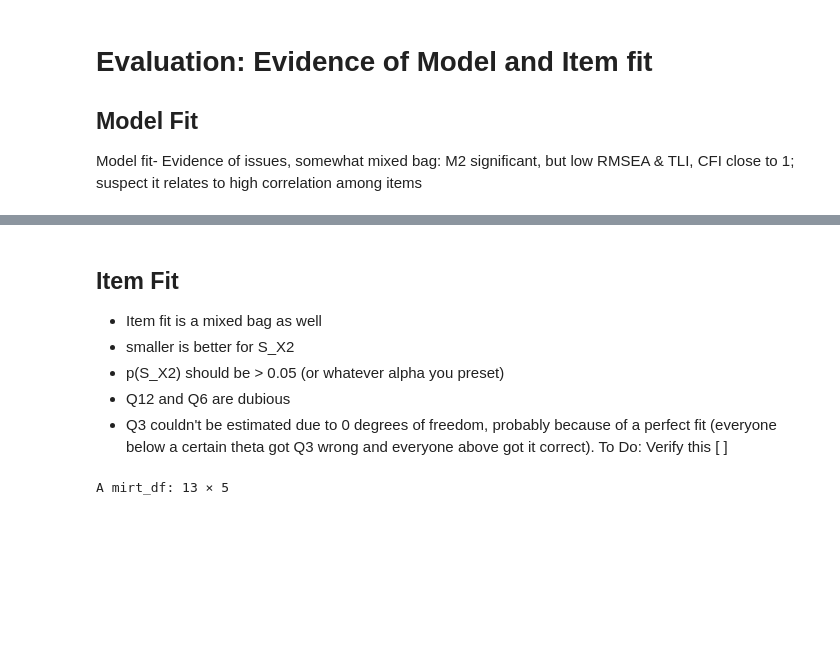
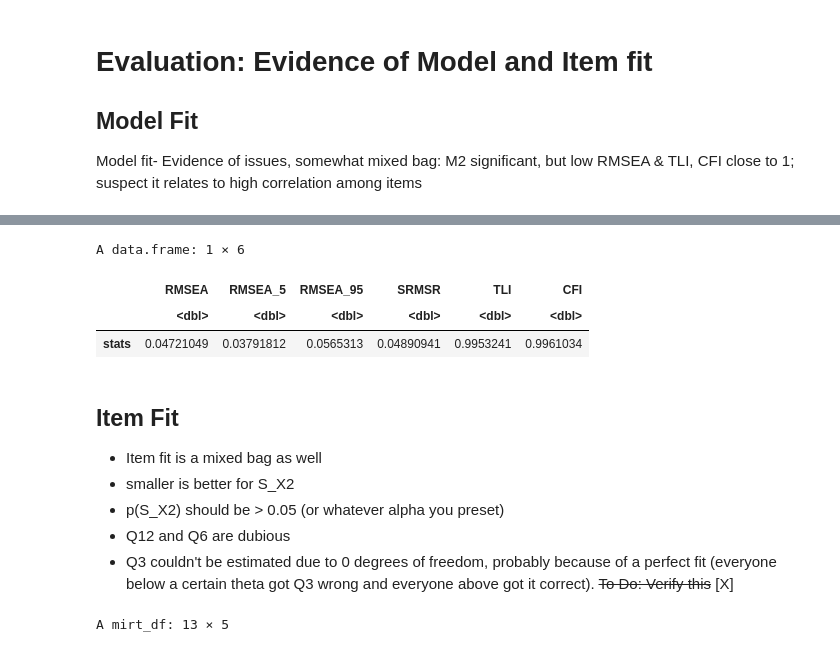
Before and after one commit to flipsmash/PS_demo, a Jupyter notebook: Item_Response_Theory_R.ipynb, the cells around one changed output, grey strips where cells are left out. Cells and saved outputs as stored; diff of their text form; code cells hidden in the pictures; blank space fills up the shorter version.

```diff
--- a/Item_Response_Theory_R.ipynb
+++ b/Item_Response_Theory_R.ipynb
@@ -88,10 +84,17 @@ A data.frame: 1 × 9
+# %%
+M2(fit2PL)[4:9]
+# %% [output]
+A data.frame: 1 × 6
+|  | RMSEA | RMSEA_5 | RMSEA_95 | SRMSR | TLI | CFI |
+|  | <dbl> | <dbl> | <dbl> | <dbl> | <dbl> | <dbl> |
+| stats | 0.04721049 | 0.03791812 | 0.0565313 | 0.04890941 | 0.9953241 | 0.9961034 |
 # %% [markdown]
 ## Item Fit
 - Item fit is a mixed bag as well
 - smaller is better for S_X2
 - p(S_X2) should be > 0.05 (or whatever alpha you preset)
 - Q12 and Q6 are dubious
-- Q3 couldn't be estimated due to 0 degrees of freedom, probably because of a perfect fit (everyone below a certain theta got Q3 wrong and everyone above got it correct).  To Do: Verify this [ ]
+- Q3 couldn't be estimated due to 0 degrees of freedom, probably because of a perfect fit (everyone below a certain theta got Q3 wrong and everyone above got it correct).  ~~To Do: Verify this~~ [X]
 # %%
 itemfit(fit2PL)
 # %% [output]
```
Also changed, not shown: parts of 2 cells of this notebook, 6 other files.
